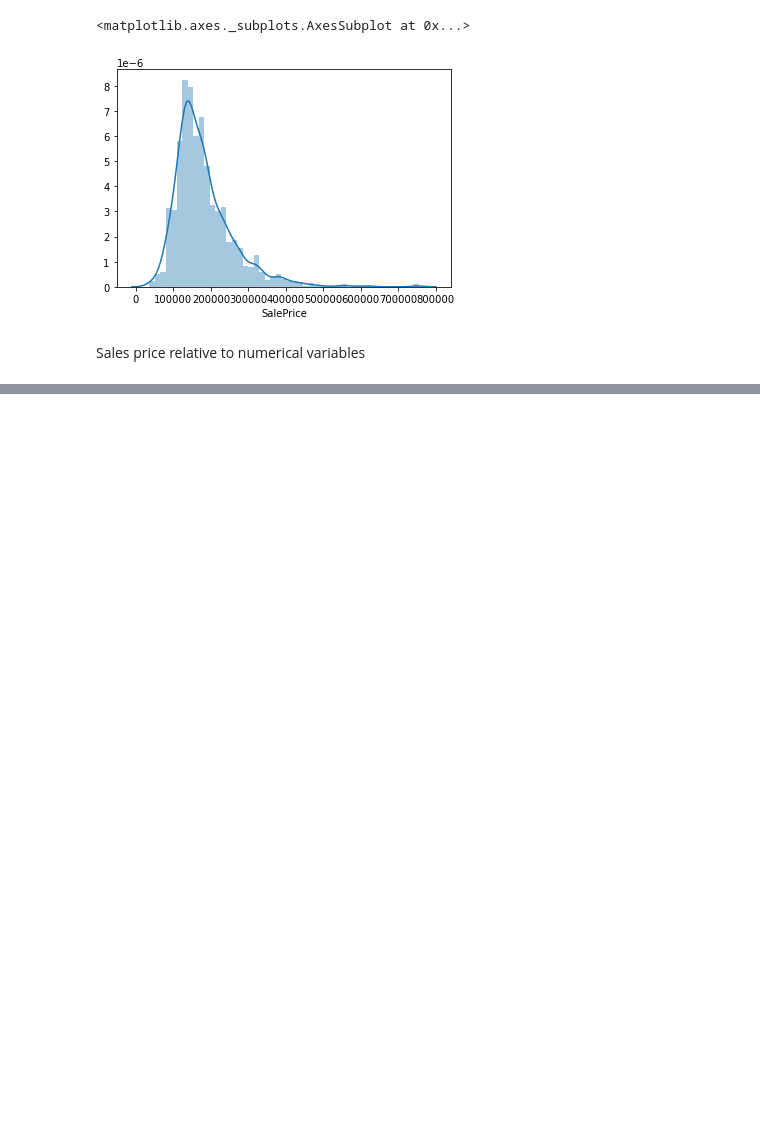
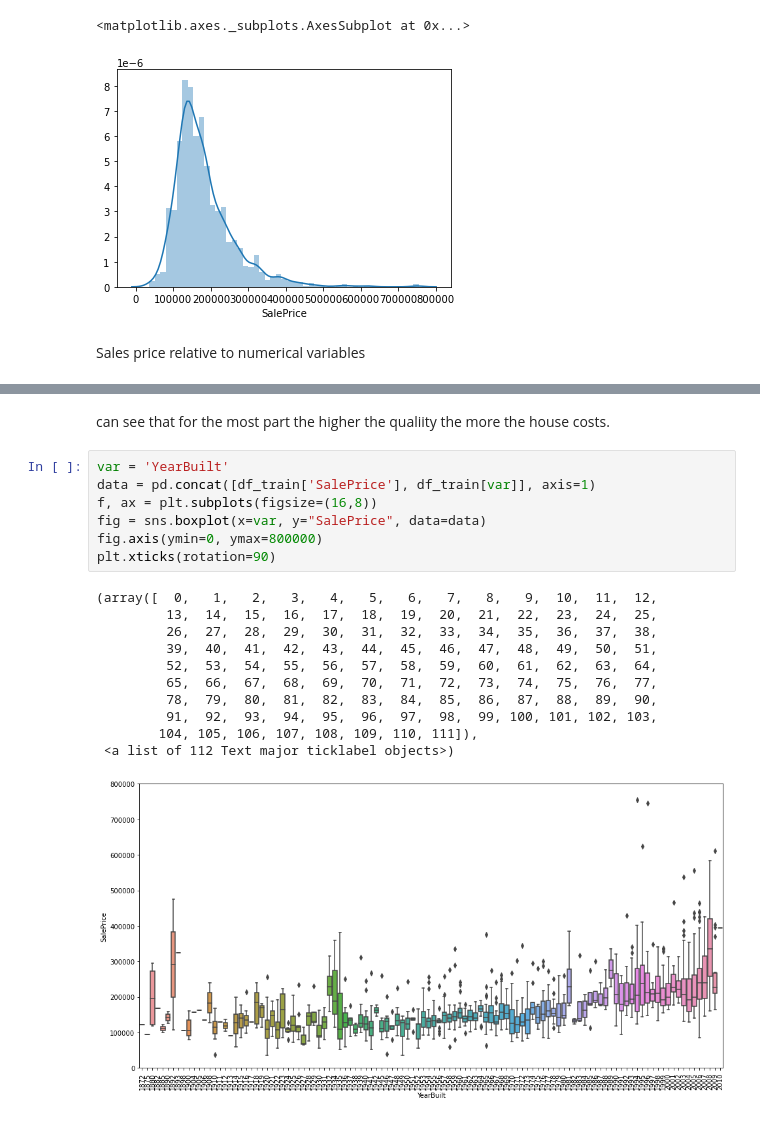
Before and after one commit to joshtn/House-prices, a Jupyter notebook: house_prices.ipynb, the cells around one changed output, grey strips where cells are left out. Cells and saved outputs as stored; diff of their text form; blank space fills up the shorter version.

```diff
--- a/house_prices.ipynb
+++ b/house_prices.ipynb
@@ -108,0 +168,21 @@ data.plot.scatter(x=var, y='SalePrice', ylim=(0,800000));
+# %% [markdown]
+can see that for the most part the higher the qualiity the more the house costs.
+# %%
+var = 'YearBuilt'
+data = pd.concat([df_train['SalePrice'], df_train[var]], axis=1)
+f, ax = plt.subplots(figsize=(16,8))
+fig = sns.boxplot(x=var, y="SalePrice", data=data)
+fig.axis(ymin=0, ymax=800000)
+plt.xticks(rotation=90)
+# %% [output]
+(array([  0,   1,   2,   3,   4,   5,   6,   7,   8,   9,  10,  11,  12,
+         13,  14,  15,  16,  17,  18,  19,  20,  21,  22,  23,  24,  25,
+         26,  27,  28,  29,  30,  31,  32,  33,  34,  35,  36,  37,  38,
+         39,  40,  41,  42,  43,  44,  45,  46,  47,  48,  49,  50,  51,
+         52,  53,  54,  55,  56,  57,  58,  59,  60,  61,  62,  63,  64,
+         65,  66,  67,  68,  69,  70,  71,  72,  73,  74,  75,  76,  77,
+         78,  79,  80,  81,  82,  83,  84,  85,  86,  87,  88,  89,  90,
+         91,  92,  93,  94,  95,  96,  97,  98,  99, 100, 101, 102, 103,
+        104, 105, 106, 107, 108, 109, 110, 111]),
+ <a list of 112 Text major ticklabel objects>)
+[figure, added]
```
Also changed, not shown: parts of 18 cells of this notebook.
